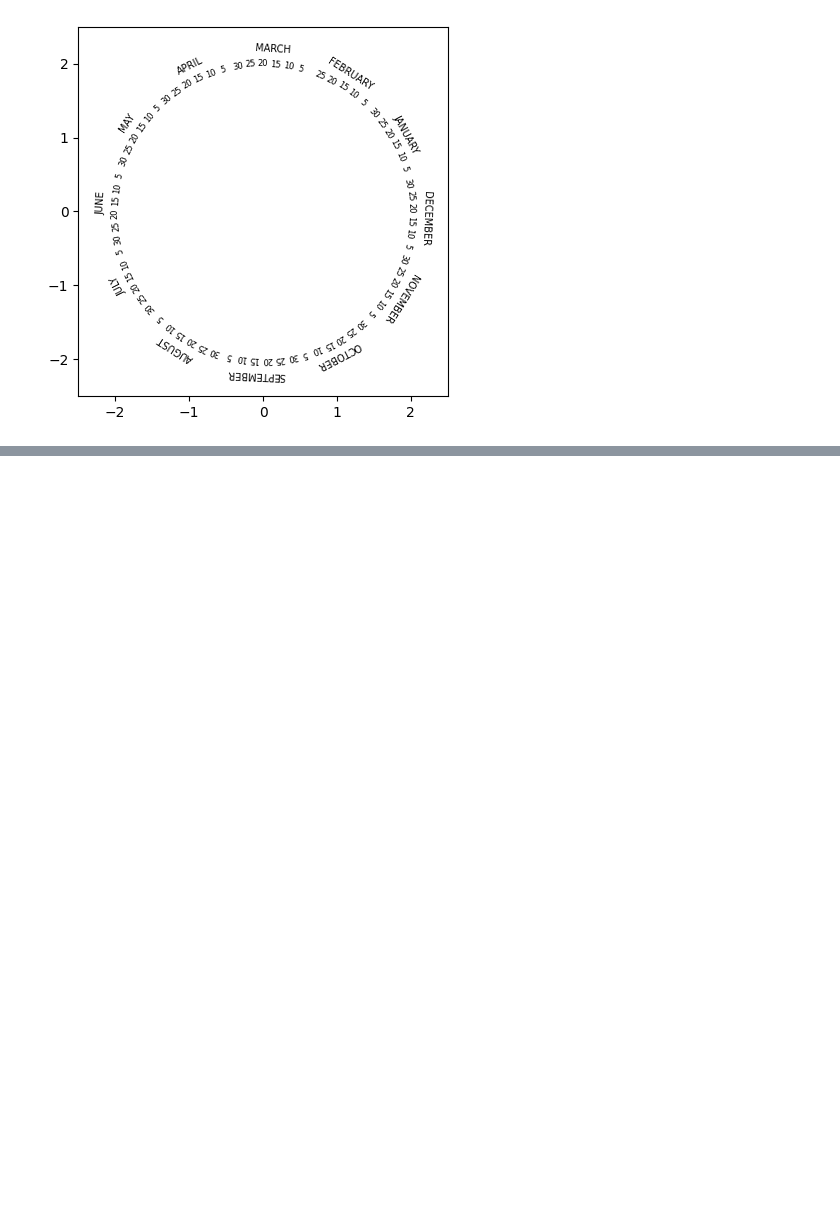
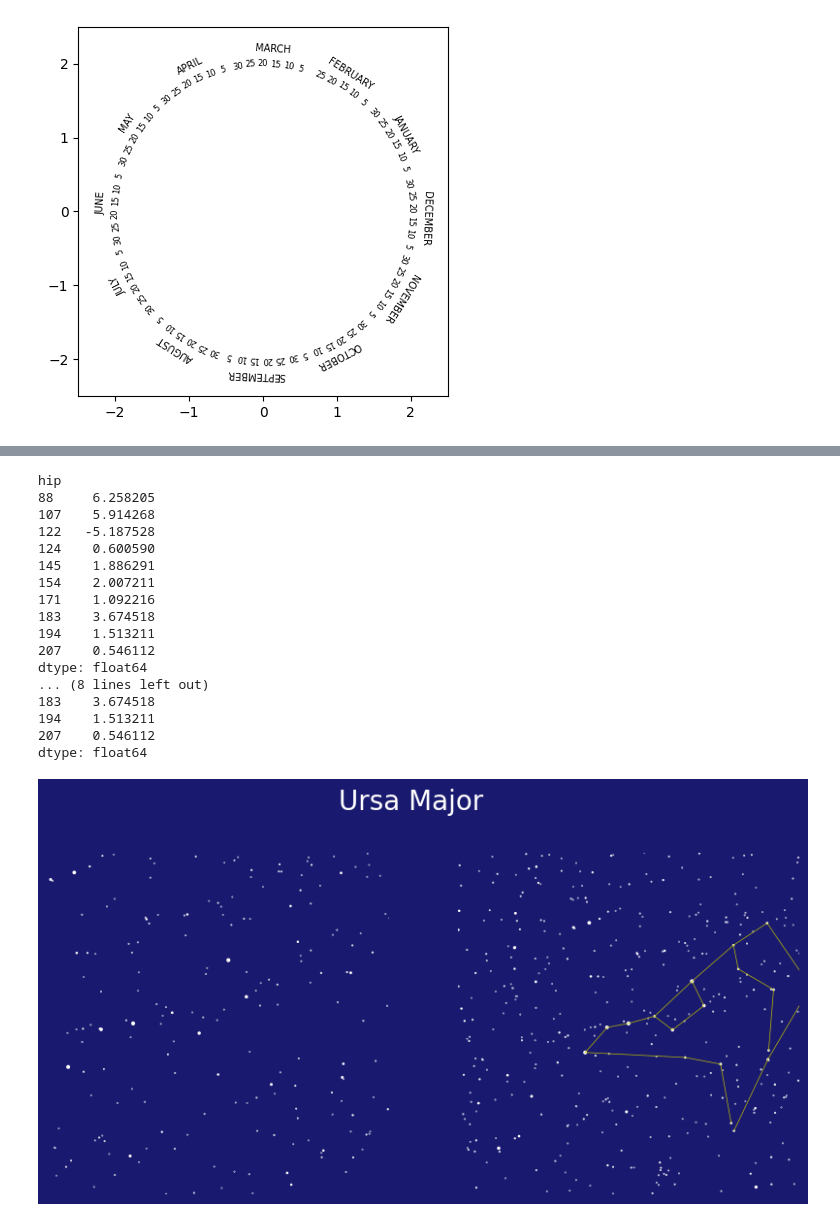
Before and after one commit to Giacomo-Menegatti/HARey_constellations_cards, a Jupyter notebook: astrolabe.ipynb, the cells around one changed output, grey strips where cells are left out. Saved outputs shown, nothing was run; the diff lists cells and outputs as text; code cells hidden in the pictures; blank space fills up the shorter version.

```diff
--- a/astrolabe.ipynb
+++ b/astrolabe.ipynb
@@ -197,0 +237,52 @@ plt.show()
+# %%
+stars = harey.stars[mask]
+local_stars = stars.loc[harey.constellations['UMa']['stars']]
+brightest_star = local_stars.iloc[np.argmin(local_stars['magnitude'])]
+
+projection = stereographic_projection(brightest_star['ra'], brightest_star['dec'])
+stars_x, stars_y = projection(stars['ra'], stars['dec'])
+print(stars_y[0:10])
+stars_x, stars_y = stereo_centered(stars['dec'], stars['ra'], brightest_star['dec'], brightest_star['ra'])
+
+stars_x, stars_y = pd.Series(stars_x, stars.index), pd.Series(stars_y, stars.index)
+print(stars_y[0:10])
+fig, (ax1, ax2) = plt.subplots(facecolor='midnightblue', ncols = 2, figsize=(10,5))
+fig.suptitle('Ursa Major', color='w', fontsize = 20)
+ax1.set_aspect('equal')
+ax1.set_axis_off()
+ax1.set_xlim(-0.1,0.3)
+ax1.set_ylim(-0.2,0.2)
+
+# The stars size is proportional to its brightness
+ax1.scatter(stars_x, stars_y, s=20*10**(stars['magnitude']/-2.5), color='w')
+
+ax2.set_aspect('equal')
+ax2.set_axis_off()
+ax2.set_xlim(-0.3,0.3)
+ax2.set_ylim(-0.3,0.3)
+
+# Plot the lines of the constellations Ursa Major
+for line in harey.constellations['UMa']['lines']:
+    ax2.plot(stars_x[line], stars_y[line], color='y', linewidth=0.5)
+
+ax2.scatter(stars_x, stars_y, s=20*10**(stars['magnitude']/-2.5), color='w')
+plt.show()
+# %% [output]
+hip
+88     6.258205
+107    5.914268
+122   -5.187528
+124    0.600590
+145    1.886291
+154    2.007211
+171    1.092216
+183    3.674518
+194    1.513211
+207    0.546112
+dtype: float64
+... (8 lines left out)
+183    3.674518
+194    1.513211
+207    0.546112
+dtype: float64
+[figure, added]
```
Also changed, not shown: parts of 10 cells of this notebook.
